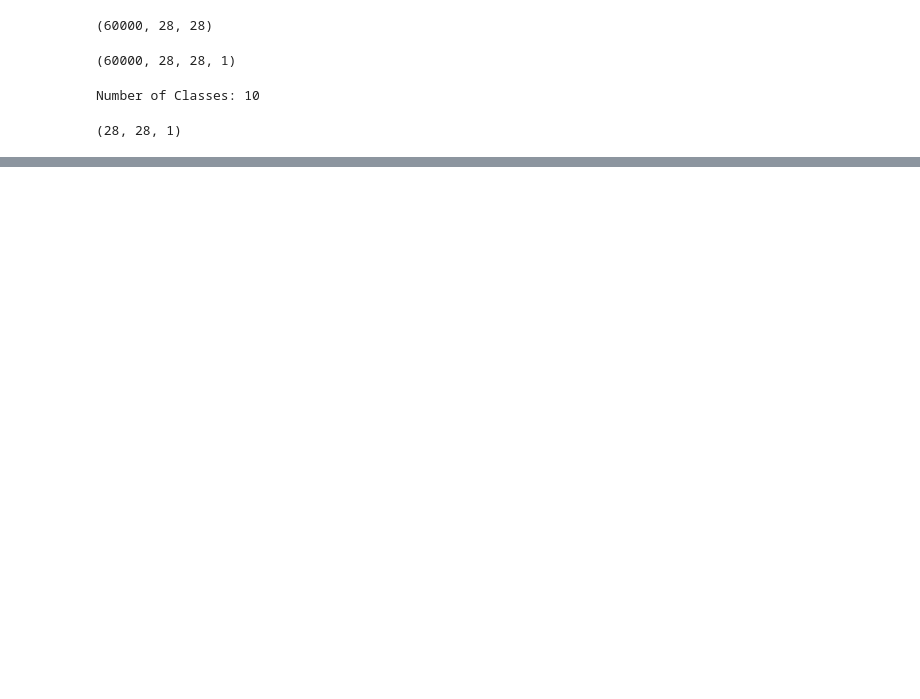
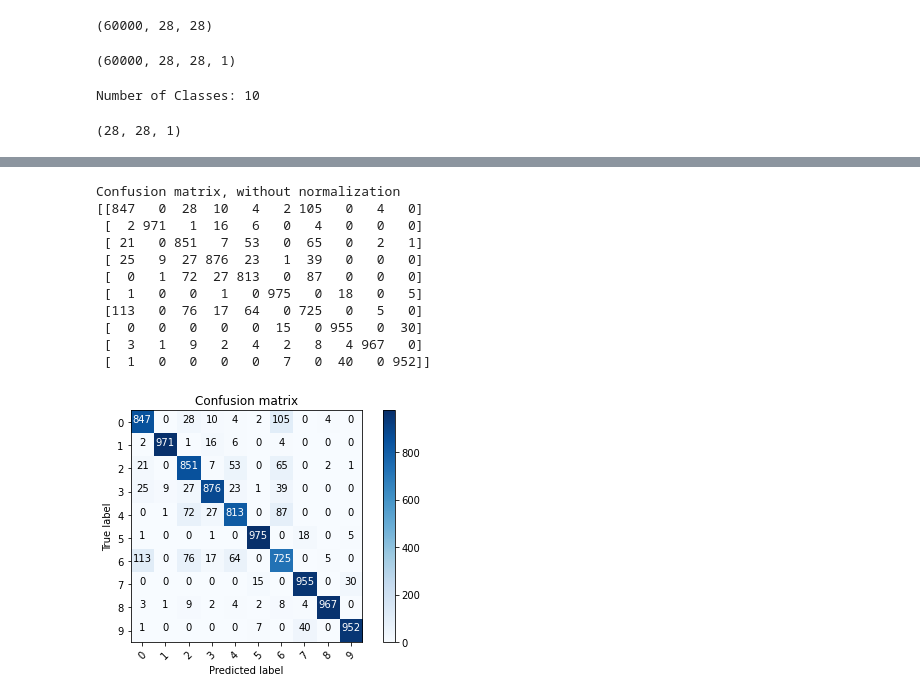
Before and after one commit to neerajthandayan/Tensorflow-2.0, a Jupyter notebook: Convolutional Neural Networks/CNN_Fashion_MNIST.ipynb, the cells around one changed output, grey strips where cells are left out. Cells and saved outputs as stored; diff of their text form; code cells hidden in the pictures; blank space fills up the shorter version.

```diff
--- a/Convolutional Neural Networks/CNN_Fashion_MNIST.ipynb
+++ b/Convolutional Neural Networks/CNN_Fashion_MNIST.ipynb
@@ -92,0 +104,57 @@ Epoch 8/25
+# %%
+# Plot confusion matrix
+from sklearn.metrics import confusion_matrix
+import itertools
+
+def plot_confusion_matrix(cm, classes,
+                          normalize=False,
+                          title='Confusion matrix',
+                          cmap=plt.cm.Blues):
+  """
+  This function prints and plots the confusion matrix.
+  Normalization can be applied by setting `normalize=True`.
+  """
+  if normalize:
+      cm = cm.astype('float') / cm.sum(axis=1)[:, np.newaxis]
+      print("Normalized confusion matrix")
+  else:
+      print('Confusion matrix, without normalization')
+
+  print(cm)
+
+  plt.imshow(cm, interpolation='nearest', cmap=cmap)
+  plt.title(title)
+  plt.colorbar()
+  tick_marks = np.arange(len(classes))
+  plt.xticks(tick_marks, classes, rotation=45)
+  plt.yticks(tick_marks, classes)
+
+  fmt = '.2f' if normalize else 'd'
+  thresh = cm.max() / 2.
+  for i, j in itertools.product(range(cm.shape[0]), range(cm.shape[1])):
+      plt.text(j, i, format(cm[i, j], fmt),
+               horizontalalignment="center",
+               color="white" if cm[i, j] > thresh else "black")
+
+  plt.tight_layout()
+  plt.ylabel('True label')
+  plt.xlabel('Predicted label')
+  plt.show()
+
+
+p_test = model.predict(C_test).argmax(axis=1)
+cm = confusion_matrix(d_test, p_test)
+plot_confusion_matrix(cm, list(range(10)))
+# %% [output]
+Confusion matrix, without normalization
+[[847   0  28  10   4   2 105   0   4   0]
+ [  2 971   1  16   6   0   4   0   0   0]
+ [ 21   0 851   7  53   0  65   0   2   1]
+ [ 25   9  27 876  23   1  39   0   0   0]
+ [  0   1  72  27 813   0  87   0   0   0]
+ [  1   0   0   1   0 975   0  18   0   5]
+ [113   0  76  17  64   0 725   0   5   0]
+ [  0   0   0   0   0  15   0 955   0  30]
+ [  3   1   9   2   4   2   8   4 967   0]
+ [  1   0   0   0   0   7   0  40   0 952]]
+[figure, added]
```
Also changed, not shown: parts of 7 cells of this notebook.
